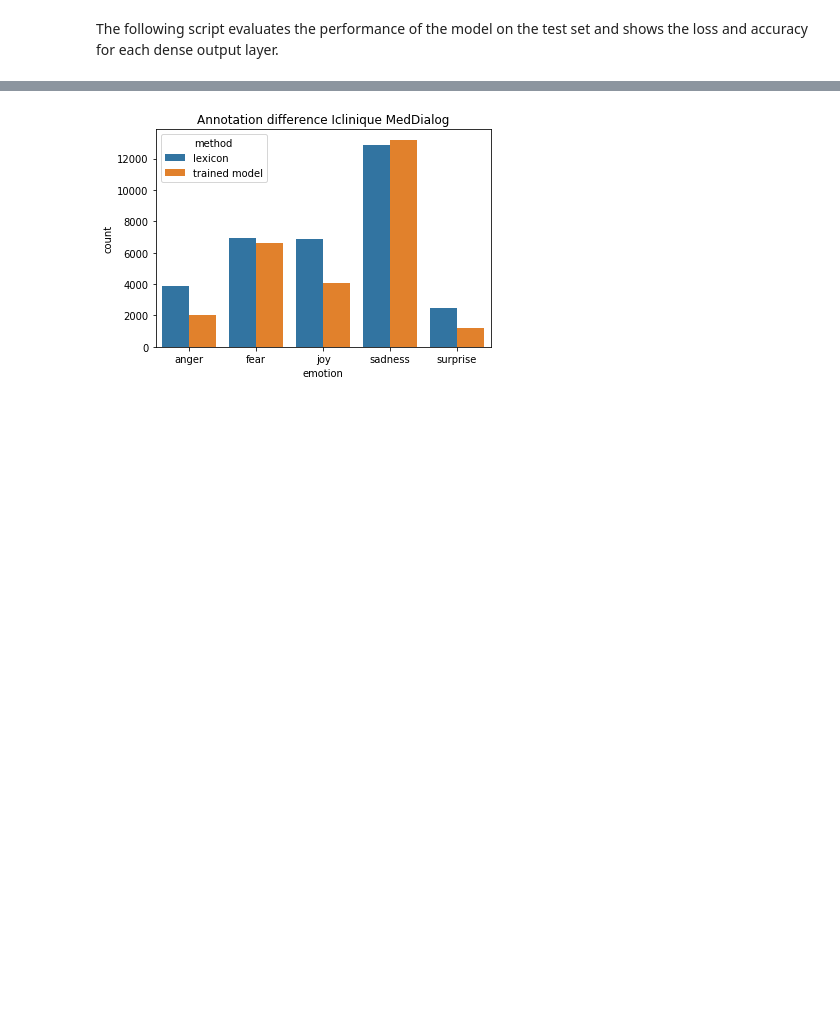
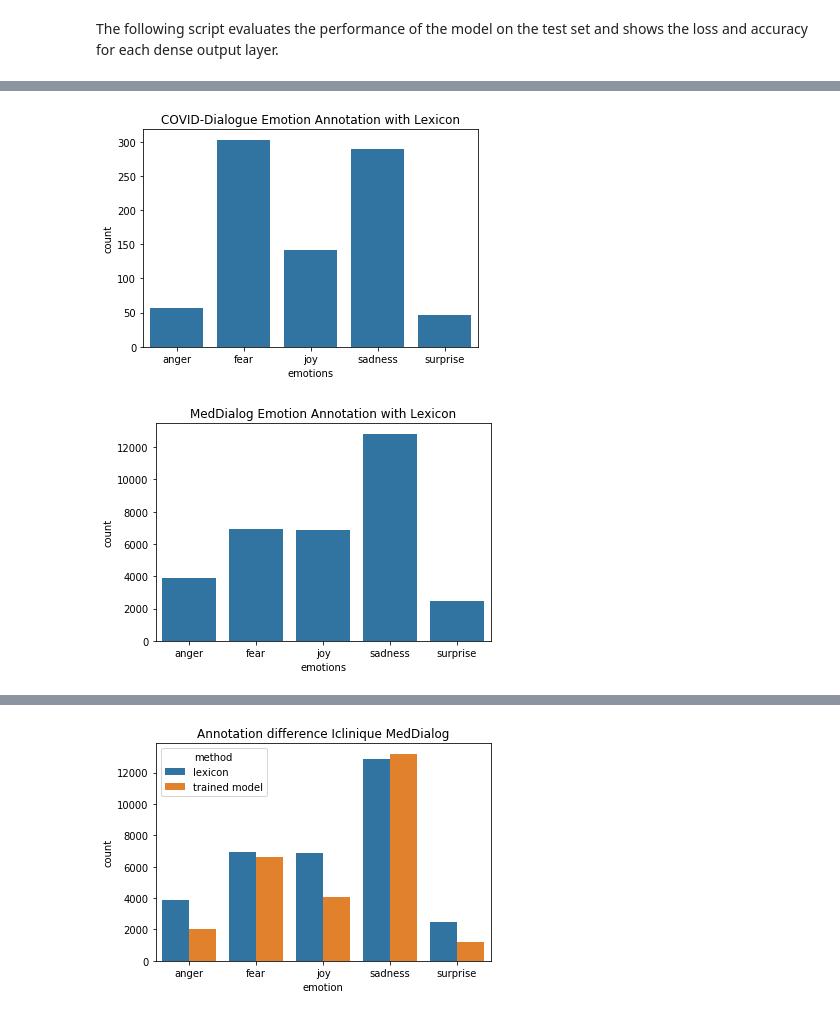
Before and after one commit to dilaratank/LSDP2021-Group2, a Jupyter notebook: LSDP-group2.ipynb, the cells around one changed output, grey strips where cells are left out. Cells and saved outputs as stored; diff of their text form; code cells hidden in the pictures; blank space fills up the shorter version.

```diff
--- a/LSDP-group2.ipynb
+++ b/LSDP-group2.ipynb
@@ -970,0 +927,6 @@ def compare_annotation(a, a_model, title):
+# %%
+RQ2.plot_annotation(COVID_lexicon, 'COVID-Dialogue Emotion Annotation with Lexicon')
+RQ2.plot_annotation(MED_lexicon, 'MedDialog Emotion Annotation with Lexicon')
+# %% [output]
+[figure, added]
+[figure, added]
```
Also changed, not shown: parts of 9 cells of this notebook, 1 other file.
